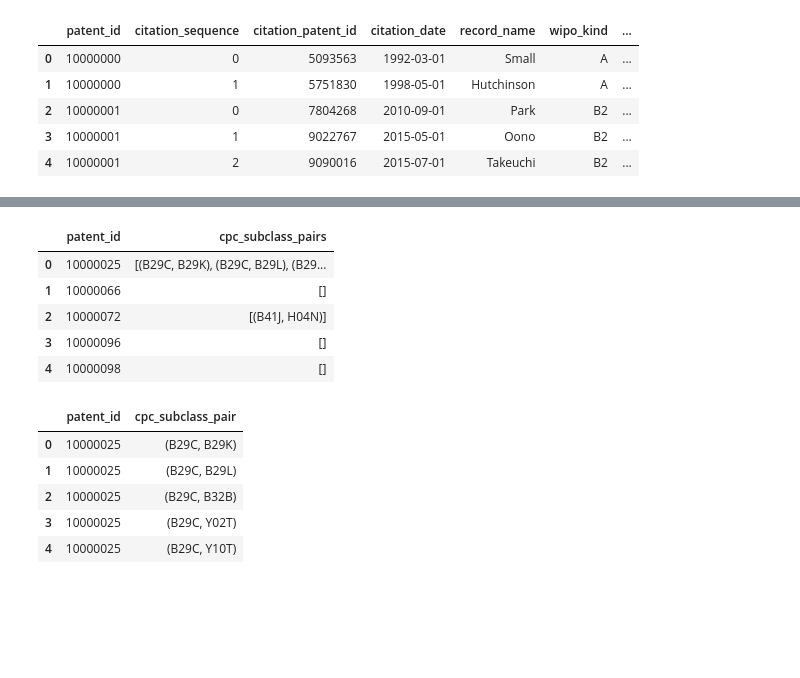
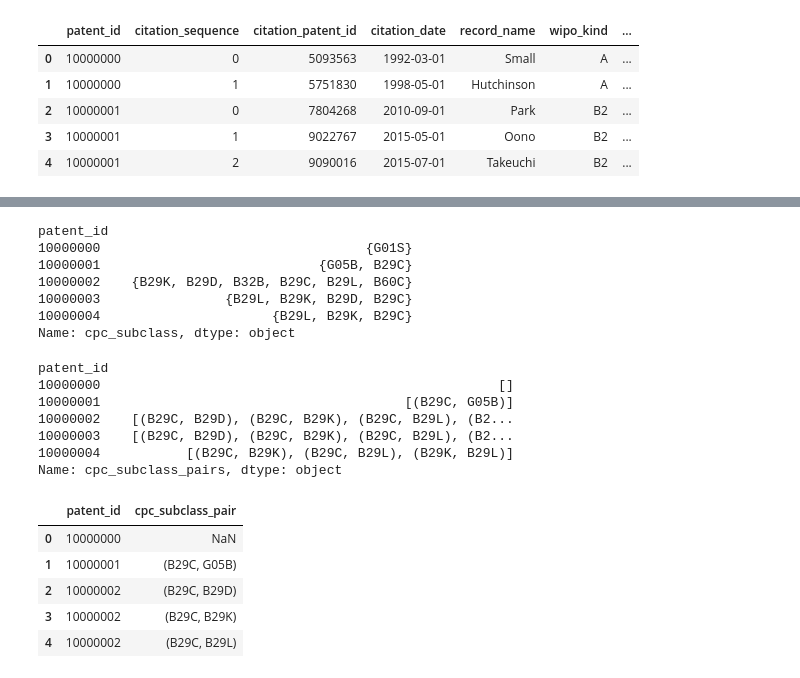
Before and after one commit to koacow/glob-s-RA, a Jupyter notebook: patents/calculate_measures.ipynb, the cells around one changed output, grey strips where cells are left out. Drawn from its saved outputs; the diff is of its cells as text; code cells hidden in the pictures; blank space fills up the shorter version.

```diff
--- a/patents/calculate_measures.ipynb
+++ b/patents/calculate_measures.ipynb
@@ -5,7 +5,7 @@ dtypes = {
     "patent_id": "string",
     "forward_citations": "int64",
 }
-fwd_citations = dd.read_csv("./data/final_fwdcitation.csv", dtype=dtypes)
+fwd_citations = pd.read_csv("./data/final_fwdcitation.csv", dtype=dtypes)
 
 fwd_citations.head()
 # %% [output]
@@ -20,7 +20,7 @@ dtypes = {
     "patent_id": "string",
     "cpc_sequence": "int64",
 }
-cpc = dd.read_csv(
+cpc = pd.read_csv(
     "./data/g_cpc_current.tsv",
     sep="\t",
     dtype=dtypes,
@@ -67,7 +67,17 @@ import os
 
 # Step 1: Group by patent_id and collect all cpc_subclasses for each patent
 # This will create a dataframe where each patent_id maps to a list of its cpc_subclasses
-cpc_subclasses = cpc.groupby("patent_id")["cpc_subclass"].apply(set, meta=('cpc_subclasses', 'object'))
+cpc_subclasses = cpc.groupby("patent_id")["cpc_subclass"].apply(set)
+cpc_subclasses = pd.merge(
+    cpc_subclasses,
+    fwd_citations.set_index("patent_id"),
+    left_index=True,
+    right_index=True,
+    how="right",
+    validate="1:1"
+)
+cpc_subclasses = cpc_subclasses["cpc_subclass"]
+cpc_subclasses = cpc_subclasses.rename("cpc_subclasses")
 cpc_subclasses.head()
 # %% [output]
 patent_id
@@ -79,40 +89,58 @@ patent_id
 Name: cpc_subclasses, dtype: object
+# %%
+cpc_subclasses.astype("object")
+cpc_subclassses = cpc_subclasses.fillna(set)
+cpc_subclasses.head()
+# %% [output]
+patent_id
+10000000                                  {G01S}
+10000001                            {G05B, B29C}
+10000002    {B29K, B29D, B32B, B29C, B29L, B60C}
+10000003                {B29L, B29K, B29D, B29C}
+10000004                      {B29L, B29K, B29C}
+Name: cpc_subclass, dtype: object
 # %%
 import ast
-# Step 2: Generate all unique pairs of cpc_subclasse for each patent
-def generate_pairs(cpc_subclasse_list):
-    return list(combinations(sorted(cpc_subclasse_list), 2))
+# Step 2: Generate all unique pairs of cpc_subclasses for each patent
+def generate_pairs(cpc_subclass: set) -> list:
+    if isinstance(cpc_subclass, float):
+        return []
+    if not isinstance(cpc_subclass, set):
+        cpc_subclass = set(cpc_subclass)
+    if not cpc_subclass:
+        return []
+    return list(combinations(sorted(cpc_subclass), 2))
 
 patent_cpc_subclass_pairs = None
 if not os.path.exists("./data/cpc_subclass_pairs.csv"):
-    patent_cpc_subclass_pairs = cpc_subclasses.map(generate_pairs, meta=('pairs', 'object'))
-    patent_cpc_subclass_pairs = patent_cpc_subclass_pairs.reset_index()
-    patent_cpc_subclass_pairs.columns = ["patent_id", "cpc_subclass_pairs"]
-    patent_cpc_subclass_pairs.to_csv("./data/cpc_subclass_pairs.csv", single_file=True)
+    patent_cpc_subclass_pairs = cpc_subclasses.apply(generate_pairs)
+    patent_cpc_subclass_pairs = patent_cpc_subclass_pairs.rename("cpc_subclass_pairs")
+    patent_cpc_subclass_pairs.to_csv("./data/cpc_subclass_pairs.csv")
 else:
-    patent_cpc_subclass_pairs = dd.read_csv("./data/cpc_subclass_pairs.csv", header=0, names=["patent_id", "cpc_subclass_pairs"])
+    patent_cpc_subclass_pairs = pd.read_csv("./data/cpc_subclass_pairs.csv", index_col=0)
     patent_cpc_subclass_pairs["cpc_subclass_pairs"] = patent_cpc_subclass_pairs["cpc_subclass_pairs"].apply(ast.literal_eval, meta=('cpc_subclass_pairs', 'object'))
 patent_cpc_subclass_pairs.head()
 # %% [output]
-|  | patent_id | cpc_subclass_pairs |
-| 0 | 10000025 | [(B29C, B29K), (B29C, B29L), (B29... |
-| 1 | 10000066 | [] |
-| 2 | 10000072 | [(B41J, H04N)] |
-| 3 | 10000096 | [] |
-| 4 | 10000098 | [] |
+patent_id
+10000000                                                   []
+10000001                                       [(B29C, G05B)]
+10000002    [(B29C, B29D), (B29C, B29K), (B29C, B29L), (B2...
+10000003    [(B29C, B29D), (B29C, B29K), (B29C, B29L), (B2...
+10000004           [(B29C, B29K), (B29C, B29L), (B29K, B29L)]
+Name: cpc_subclass_pairs, dtype: object
 # %%
 # Step 3: Flatten the list of pairs into a DataFrame
-patent_cpc_subclass_pairs_long = patent_cpc_subclass_pairs.explode(column="cpc_subclass_pairs").dropna()
-patent_cpc_subclass_pairs_long = patent_cpc_subclass_pairs_long.rename(columns={"cpc_subclass_pairs": "cpc_subclass_pair"})
-patent_cpc_subclass_pairs_long = patent_cpc_subclass_pairs_long.reset_index(drop=True)
+patent_cpc_subclass_pairs_long = patent_cpc_subclass_pairs.explode()
+patent_cpc_subclass_pairs_long = patent_cpc_subclass_pairs_long.rename("cpc_subclass_pair")
+patent_cpc_subclass_pairs_long = patent_cpc_subclass_pairs_long.to_frame().reset_index()
 patent_cpc_subclass_pairs_long.head()
 # %% [output]
 |  | patent_id | cpc_subclass_pair |
-| 0 | 10000025 | (B29C, B29K) |
-| 1 | 10000025 | (B29C, B29L) |
-| 2 | 10000025 | (B29C, B32B) |
-| 3 | 10000025 | (B29C, Y02T) |
-| 4 | 10000025 | (B29C, Y10T) |
+| 0 | 10000000 | NaN |
+| 1 | 10000001 | (B29C, G05B) |
+| 2 | 10000002 | (B29C, B29D) |
+| 3 | 10000002 | (B29C, B29K) |
+| 4 | 10000002 | (B29C, B29L) |
 # %%
 # Step 4: Count occurrences of each unique pair
 if not os.path.exists("./data/cpc_subclass_pair_counts.csv"):
```
Also changed, not shown: parts of 23 cells of this notebook.
